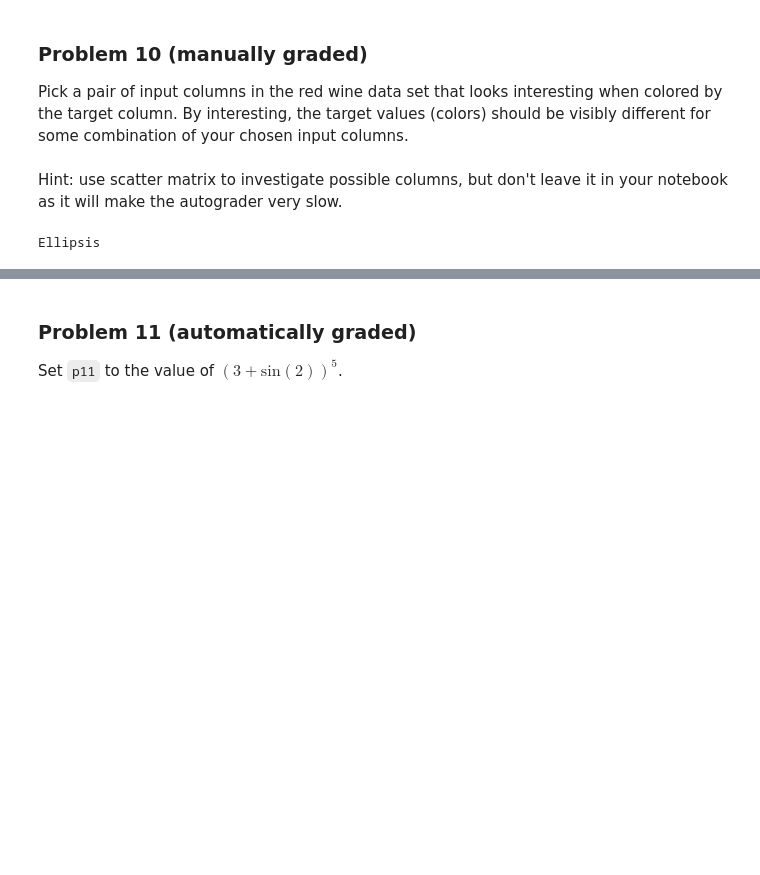
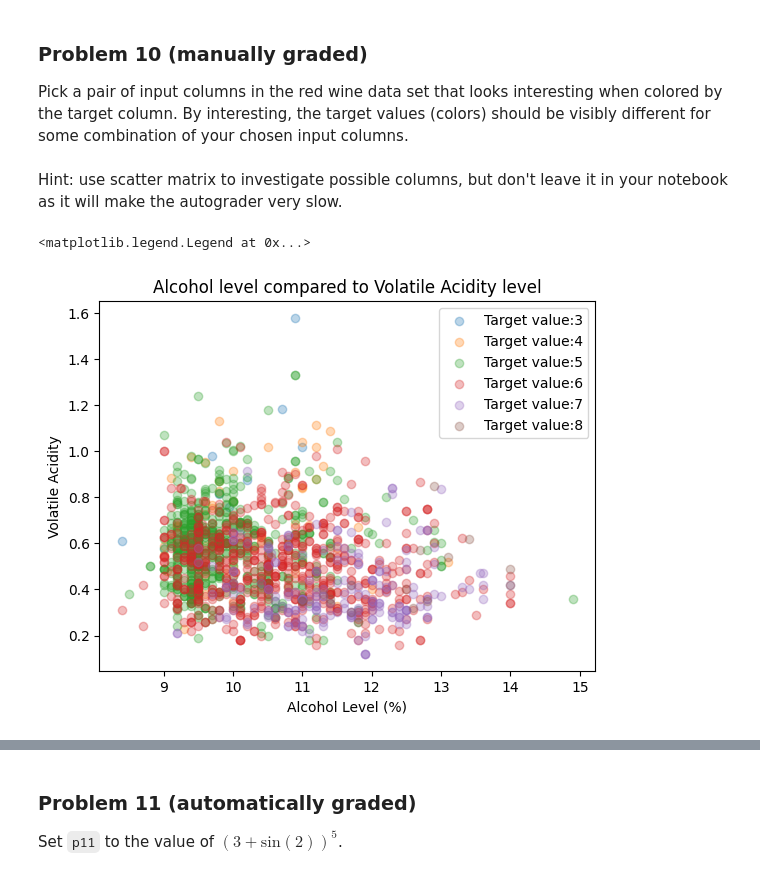
Before and after one commit to mmorebugit/dx602-homework-10, a Jupyter notebook: homework.ipynb, the cells around one changed output, grey strips where cells are left out. Drawn from its saved outputs; the diff is of its cells as text; code cells hidden in the pictures; blank space fills up the shorter version.

```diff
--- a/homework.ipynb
+++ b/homework.ipynb
@@ -243,12 +243,38 @@ Pick a pair of input columns in the red wine data set that looks interesting whe
 By interesting, the target values (colors) should be visibly different for some combination of your chosen input columns.
 # %% [markdown]
 Hint: use scatter matrix to investigate possible columns, but don't leave it in your notebook as it will make the autograder very slow.
-# %%
-# YOUR CHANGES HERE
-
-...
-# %% [output]
-Ellipsis
+# %%
+# YOUR CHANGES HERE
+targets = sorted(red_wine['target'].unique())
+color_map = dict(zip(targets, plt.rcParams['axes.prop_cycle'].by_key()['color']))
+
+# red_wine['colors'] = red_wine['target'].map(color_map)
+
+# print(red_wine['colors'])
+
+# plt.scatter(red_wine['alcohol'],red_wine['volatile acidity'],alpha=0.5, color=red_wine['colors'])
+for score, color in color_map.items():
+    subset = red_wine[red_wine['target'] == score]
+
+    plt.scatter(
+        subset['alcohol'],
+        subset['volatile acidity'],
+        alpha=0.3,
+        color=color,
+        label=f'Target value:{score}'
+    )
+
+plt.title("Alcohol Level compared to Volatile Acidity Level")
+plt.ylabel("Volatile Acidity")
+plt.xlabel("Alcohol Level (%)")
+
+plt.legend()
+
+#Those with higher target values (6-8) has a lower and more stable level of volatile acidity and generally higher level of alcohol percentage, when compared to the lower target value wines.
+#Lower target value red wines has more variance in the volatile acidity level and lower level of alcohol percentage.
+# %% [output]
+<matplotlib.legend.Legend at 0x...>
+[figure, added]
 # %% [markdown]
 <div style="page-break-after: always;"></div>
 # %% [markdown]
```
Also changed, not shown: parts of 14 cells of this notebook, 1 other file.
